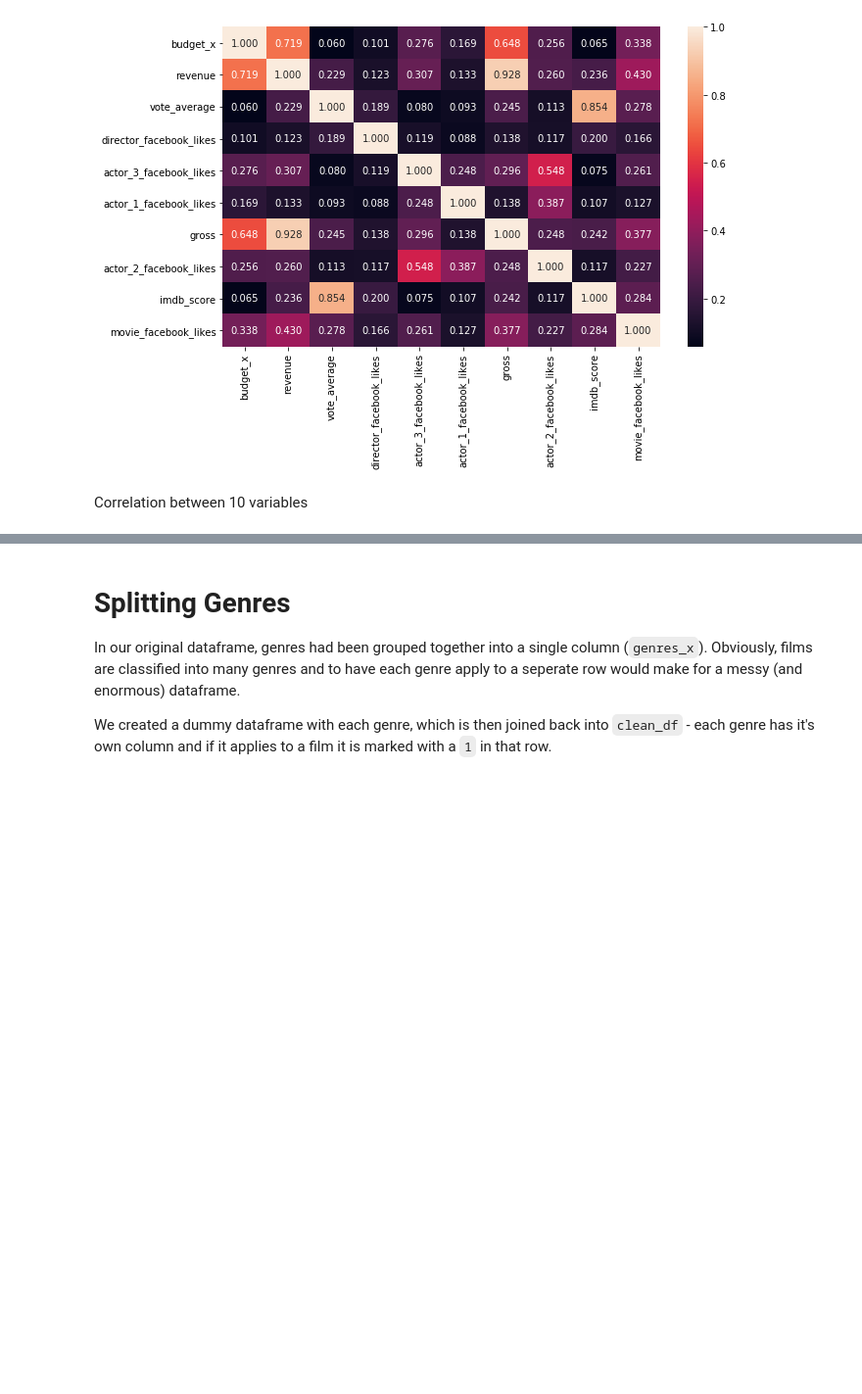
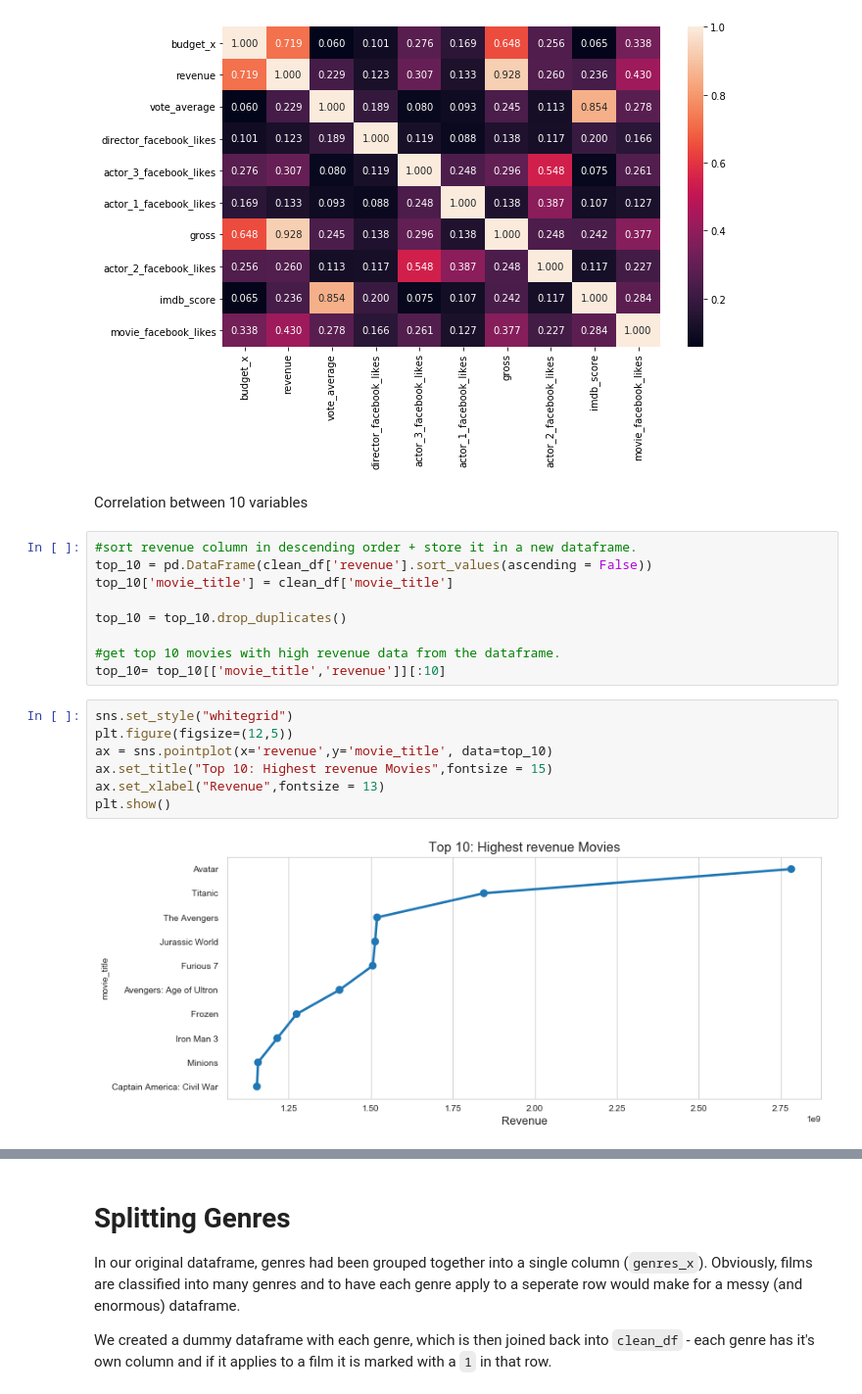
Before and after one commit to arianaroz/data-science-project-2019, a Jupyter notebook: project_working.ipynb, the cells around one changed output, grey strips where cells are left out. Shown: that part at 98% size. Saved outputs shown, nothing was run; the diff lists cells and outputs as text; blank space fills up the shorter version.

Commit message:
top 10 movies, top 10 prod companies, genre exploring

```diff
--- a/project_working.ipynb
+++ b/project_working.ipynb
@@ -383,3 +383,21 @@ plt.show()
 [figure]
 # %% [markdown]
 Correlation between 10 variables
+# %%
+#sort revenue column in descending order + store it in a new dataframe.
+top_10 = pd.DataFrame(clean_df['revenue'].sort_values(ascending = False))
+top_10['movie_title'] = clean_df['movie_title']
+
+top_10 = top_10.drop_duplicates()
+
+#get top 10 movies with high revenue data from the dataframe.
+top_10= top_10[['movie_title','revenue']][:10]
+# %%
+sns.set_style("whitegrid")
+plt.figure(figsize=(12,5))
+ax = sns.pointplot(x='revenue',y='movie_title', data=top_10)
+ax.set_title("Top 10: Highest revenue Movies",fontsize = 15)
+ax.set_xlabel("Revenue",fontsize = 13)
+plt.show()
+# %% [output]
+[figure, added]
```
Also changed, not shown: parts of 10 cells of this notebook.
